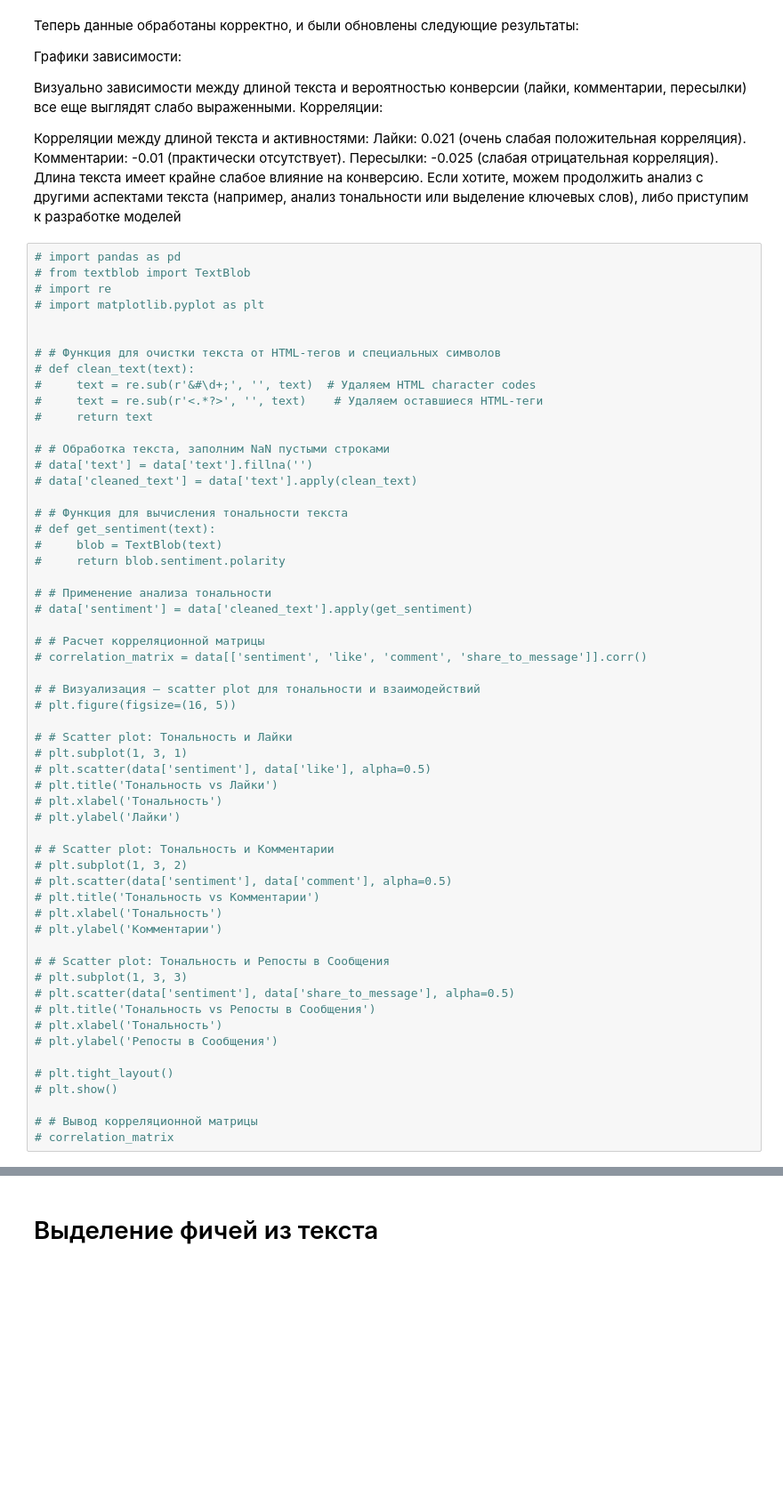
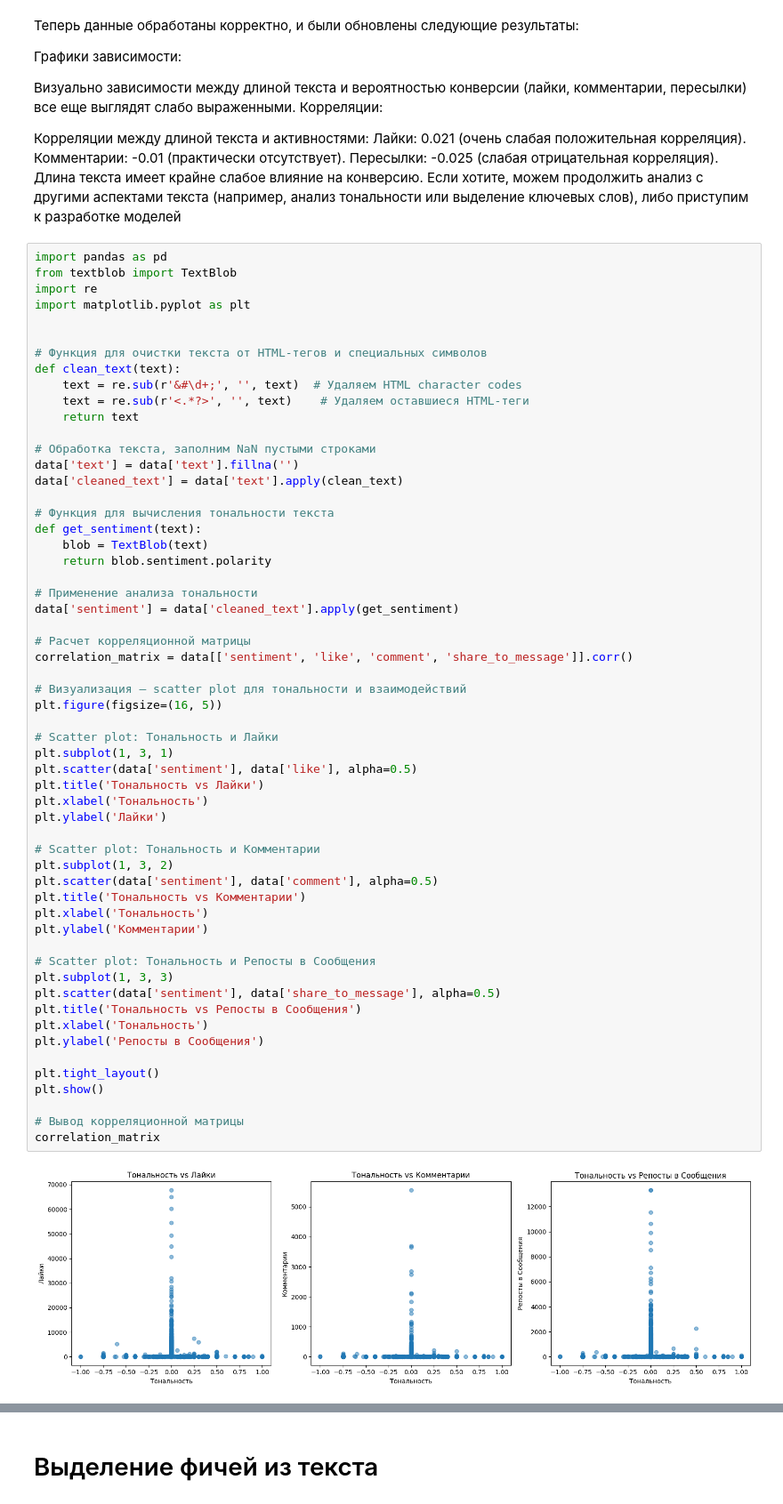
Before and after one commit to Rikkii/post2ctr_problem_vklab, a Jupyter notebook: VKLab_assesment.ipynb, the cells around one changed output, grey strips where cells are left out. Shown at 89% size. Drawn from its saved outputs; the diff is of its cells as text; blank space fills up the shorter version.

```diff
--- a/VKLab_assesment.ipynb
+++ b/VKLab_assesment.ipynb
@@ -128,59 +142,61 @@ data['conversion_share'] = (data['share_to_message'] > 0).astype(int)
 Пересылки: -0.025 (слабая отрицательная корреляция).
 Длина текста имеет крайне слабое влияние на конверсию. Если хотите, можем продолжить анализ с другими аспектами текста (например, анализ тональности или выделение ключевых слов), либо приступим к разработке моделей
 # %%
-# import pandas as pd
-# from textblob import TextBlob
-# import re
-# import matplotlib.pyplot as plt
+import pandas as pd
+from textblob import TextBlob
+import re
+import matplotlib.pyplot as plt
 
 
-# # Функция для очистки текста от HTML-тегов и специальных символов
-# def clean_text(text):
-#     text = re.sub(r'&#\d+;', '', text)  # Удаляем HTML character codes
-#     text = re.sub(r'<.*?>', '', text)    # Удаляем оставшиеся HTML-теги
-#     return text
+# Функция для очистки текста от HTML-тегов и специальных символов
+def clean_text(text):
+    text = re.sub(r'&#\d+;', '', text)  # Удаляем HTML character codes
+    text = re.sub(r'<.*?>', '', text)    # Удаляем оставшиеся HTML-теги
+    return text
 
-# # Обработка текста, заполним NaN пустыми строками
-# data['text'] = data['text'].fillna('')
-# data['cleaned_text'] = data['text'].apply(clean_text)
+# Обработка текста, заполним NaN пустыми строками
+data['text'] = data['text'].fillna('')
+data['cleaned_text'] = data['text'].apply(clean_text)
 
-# # Функция для вычисления тональности текста
-# def get_sentiment(text):
-#     blob = TextBlob(text)
-#     return blob.sentiment.polarity
+# Функция для вычисления тональности текста
+def get_sentiment(text):
+    blob = TextBlob(text)
+    return blob.sentiment.polarity
 
-# # Применение анализа тональности
-# data['sentiment'] = data['cleaned_text'].apply(get_sentiment)
+# Применение анализа тональности
+data['sentiment'] = data['cleaned_text'].apply(get_sentiment)
 
-# # Расчет корреляционной матрицы
-# correlation_matrix = data[['sentiment', 'like', 'comment', 'share_to_message']].corr()
+# Расчет корреляционной матрицы
+correlation_matrix = data[['sentiment', 'like', 'comment', 'share_to_message']].corr()
 
-# # Визуализация — scatter plot для тональности и взаимодействий
-# plt.figure(figsize=(16, 5))
+# Визуализация — scatter plot для тональности и взаимодействий
+plt.figure(figsize=(16, 5))
 
-# # Scatter plot: Тональность и Лайки
-# plt.subplot(1, 3, 1)
-# plt.scatter(data['sentiment'], data['like'], alpha=0.5)
-# plt.title('Тональность vs Лайки')
-# plt.xlabel('Тональность')
-# plt.ylabel('Лайки')
+# Scatter plot: Тональность и Лайки
+plt.subplot(1, 3, 1)
+plt.scatter(data['sentiment'], data['like'], alpha=0.5)
+plt.title('Тональность vs Лайки')
+plt.xlabel('Тональность')
+plt.ylabel('Лайки')
 
-# # Scatter plot: Тональность и Комментарии
-# plt.subplot(1, 3, 2)
-# plt.scatter(data['sentiment'], data['comment'], alpha=0.5)
-# plt.title('Тональность vs Комментарии')
-# plt.xlabel('Тональность')
-# plt.ylabel('Комментарии')
+# Scatter plot: Тональность и Комментарии
+plt.subplot(1, 3, 2)
+plt.scatter(data['sentiment'], data['comment'], alpha=0.5)
+plt.title('Тональность vs Комментарии')
+plt.xlabel('Тональность')
+plt.ylabel('Комментарии')
 
-# # Scatter plot: Тональность и Репосты в Сообщения
-# plt.subplot(1, 3, 3)
-# plt.scatter(data['sentiment'], data['share_to_message'], alpha=0.5)
-# plt.title('Тональность vs Репосты в Сообщения')
-# plt.xlabel('Тональность')
-# plt.ylabel('Репосты в Сообщения')
+# Scatter plot: Тональность и Репосты в Сообщения
+plt.subplot(1, 3, 3)
+plt.scatter(data['sentiment'], data['share_to_message'], alpha=0.5)
+plt.title('Тональность vs Репосты в Сообщения')
+plt.xlabel('Тональность')
+plt.ylabel('Репосты в Сообщения')
 
-# plt.tight_layout()
-# plt.show()
+plt.tight_layout()
+plt.show()
 
-# # Вывод корреляционной матрицы
-# correlation_matrix
+# Вывод корреляционной матрицы
+correlation_matrix
+# %% [output]
+[figure, added]
```
Also changed, not shown: parts of 18 cells of this notebook.
